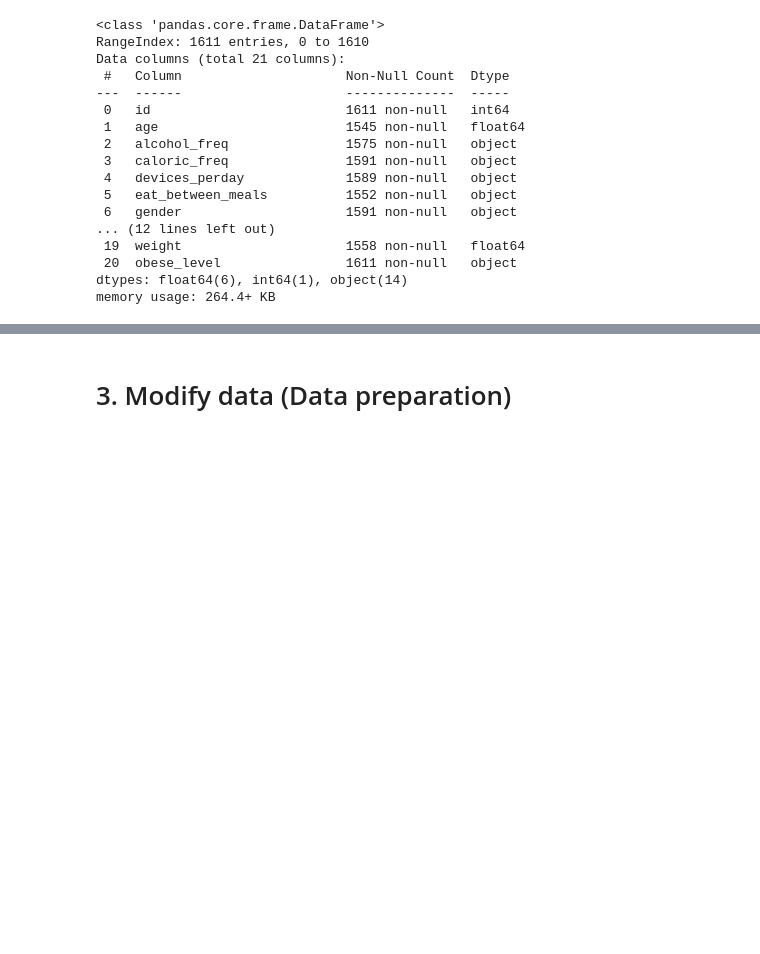
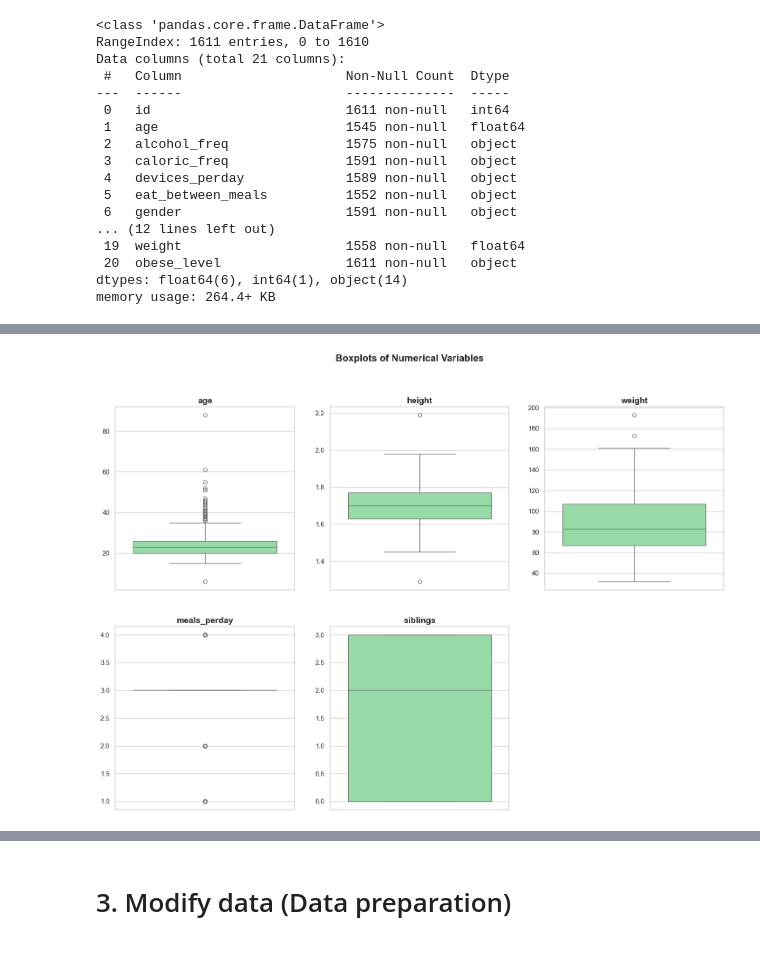
Before and after one commit to 0xMarc0s/IMS_ML_project, a Jupyter notebook: Final_notebooks/Main Pipeline.ipynb, the cells around one changed output, grey strips where cells are left out. Saved outputs shown, nothing was run; the diff lists cells and outputs as text; code cells hidden in the pictures; blank space fills up the shorter version.

```diff
--- a/Final_notebooks/Main Pipeline.ipynb
+++ b/Final_notebooks/Main Pipeline.ipynb
@@ -99,0 +142,18 @@ memory usage: 264.4+ KB
+# %%
+# Separate boxplots for each numerical variable with customization on a single canvas
+fig, axes = plt.subplots(nrows=2, ncols=3, figsize=(18, 12))
+fig.suptitle("Boxplots of Numerical Variables", fontsize=16, fontweight='bold')
+
+for i, column in enumerate(numerical_columns):
+    row, col = divmod(i, 3)
+    sns.boxplot(data=obesity_train_raw, y=column, color=palette[2], ax=axes[row, col])
+    axes[row, col].set_title(column, fontsize=14, fontweight='bold')
+    axes[row, col].set_ylabel(None)
+
+# Remove empty subplot if the number of numerical columns is less than the grid size
+if len(numerical_columns) < 6:
+    fig.delaxes(axes[1, 2])
+
+plt.show()
+# %% [output]
+[figure, added]
```
Also changed, not shown: parts of 25 cells of this notebook, 2 other files.
